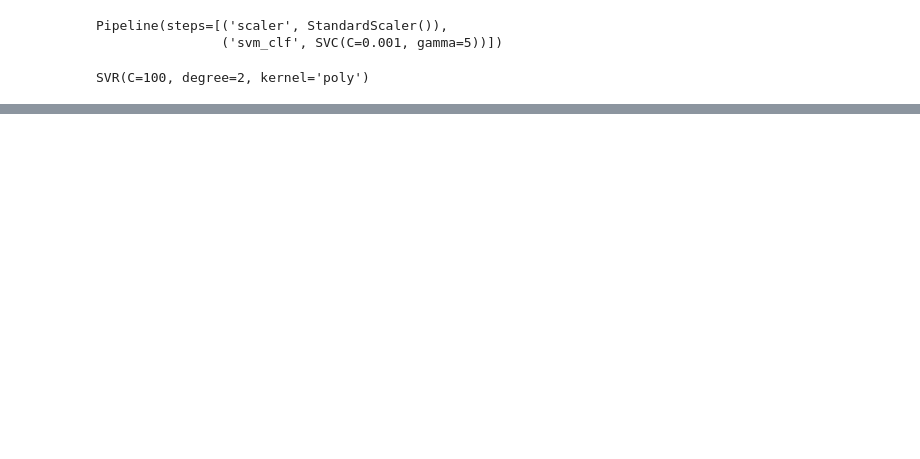
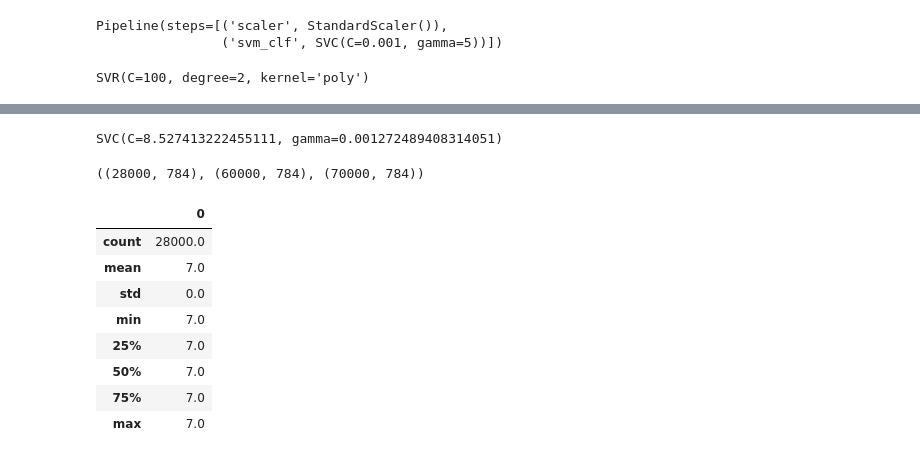
Before and after one commit to staszewski/hands-on-machine-learning, a Jupyter notebook: 5-svm.ipynb, the cells around one changed output, grey strips where cells are left out. Drawn from its saved outputs; the diff is of its cells as text; code cells hidden in the pictures; blank space fills up the shorter version.

```diff
--- a/5-svm.ipynb
+++ b/5-svm.ipynb
@@ -126,0 +209,4 @@ SVR(C=100, degree=2, kernel='poly')
+# %%
+rnd_search_cv.best_estimator_.fit(X_train_scaled, y_train)
+# %% [output]
+SVC(C=8.527413222455111, gamma=0.001272489408314051)
@@ -126,0 +230,17 @@ SVR(C=100, degree=2, kernel='poly')
+# %%
+mnist_test.shape, X_train.shape, X.shape
+# %% [output]
+((28000, 784), (60000, 784), (70000, 784))
+# %%
+df_describe = pd.DataFrame(y_pred)
+df_describe.describe()
+# %% [output]
+|  | 0 |
+| count | 28000.0 |
+| mean | 7.0 |
+| std | 0.0 |
+| min | 7.0 |
+| 25% | 7.0 |
+| 50% | 7.0 |
+| 75% | 7.0 |
+| max | 7.0 |
```
Also changed, not shown: parts of 13 cells of this notebook.
